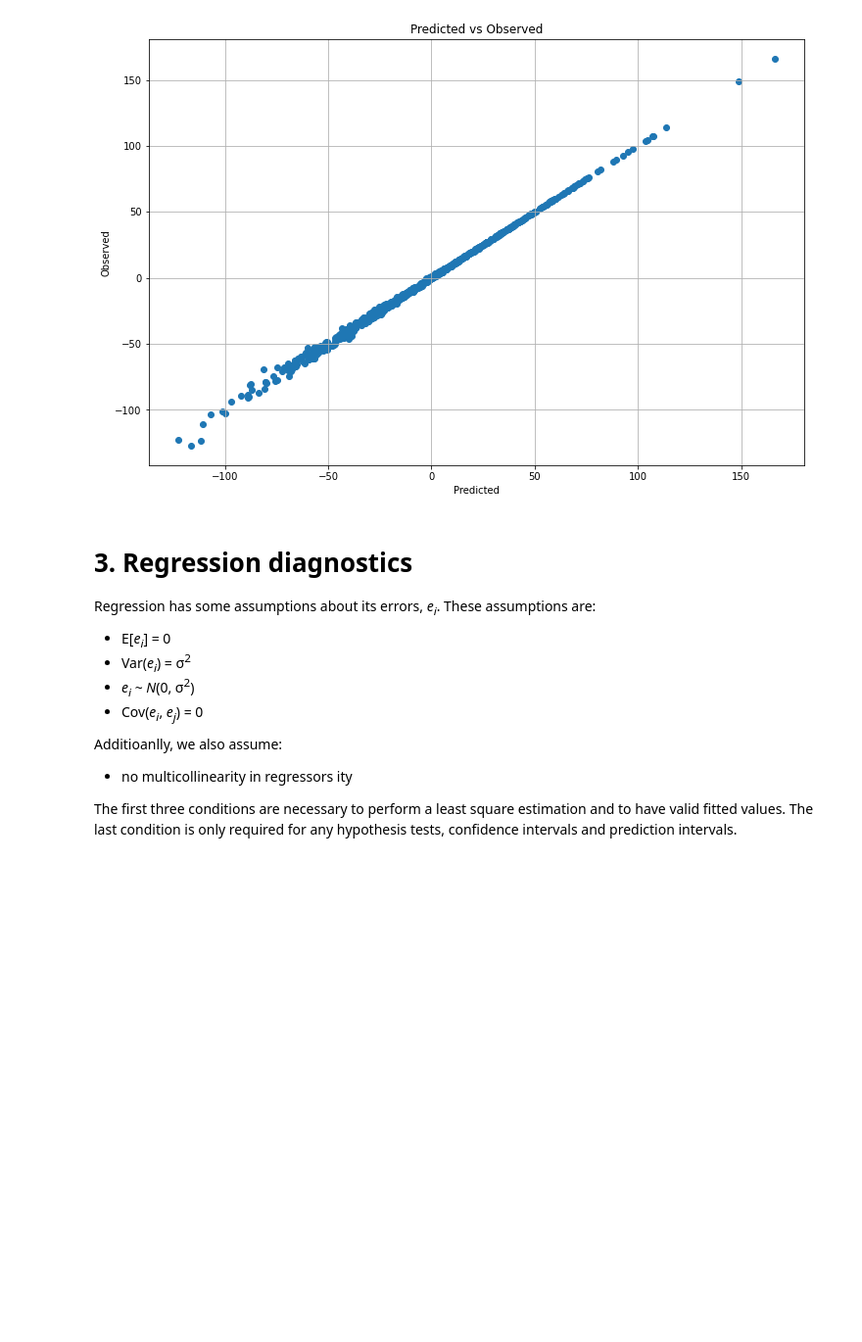
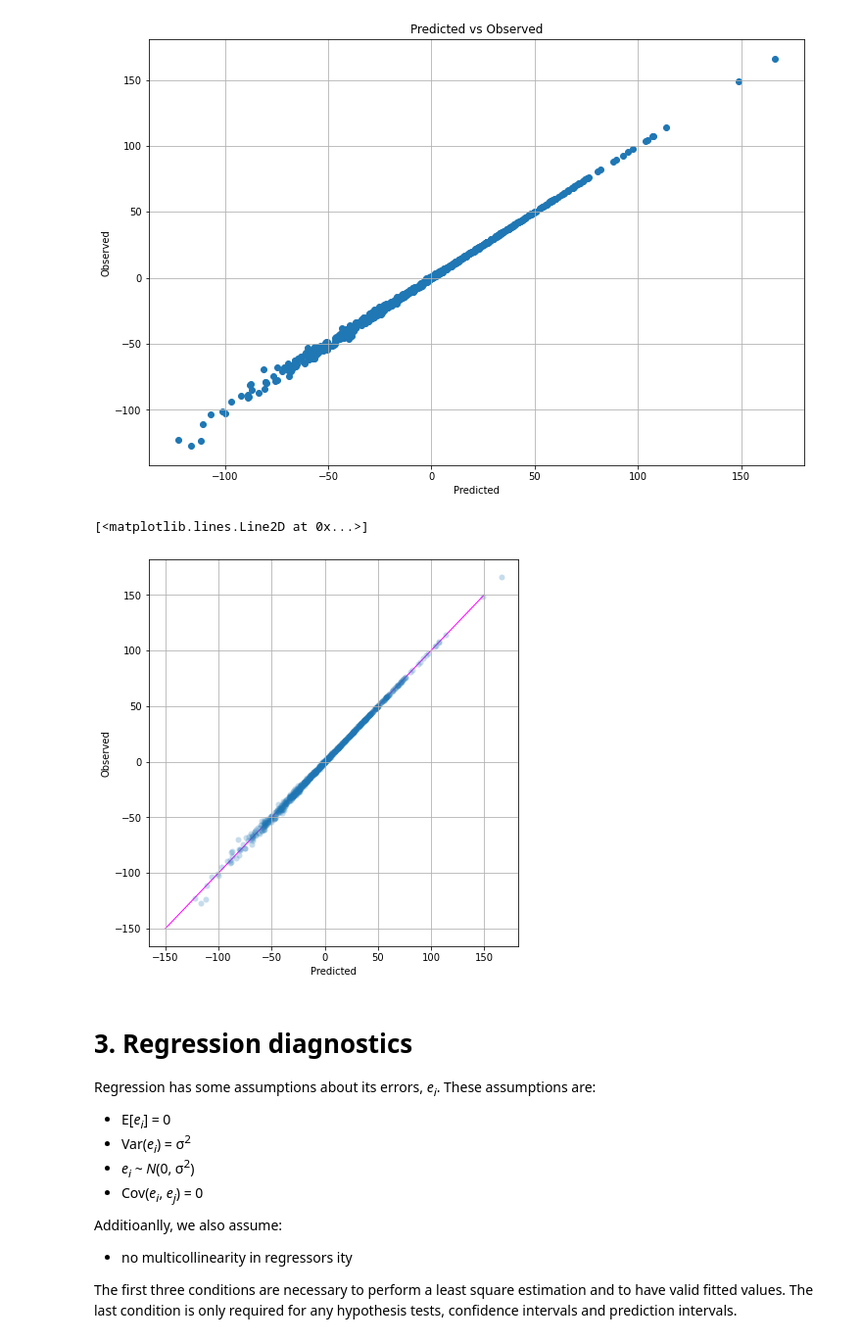
Before and after one commit to datali-ch/fantasticfeatures, a Jupyter notebook: main.ipynb, the cells around one changed output. Shown at 98% size. Drawn from its saved outputs; the diff is of its cells as text; code cells hidden in the pictures; blank space fills up the shorter version.

Commit message:
refactoring the plots

```diff
--- a/main.ipynb
+++ b/main.ipynb
@@ -133,6 +161,6 @@ How does the data look like?
 # %%
 def plot_multiple_x_vs_y(X: np.ndarray, y: np.ndarray, x_name: str, y_name: str,
-                         add_regression_line: bool = True, add_zero_line: bool =False,
+                         add_regression_line: bool = False, add_zero_line: bool =False,
                          model = None, hexbin: bool = False, n_col:int = 2,
                          figsize = None) -> None:
 
@@ -140,20 +168,25 @@ def plot_multiple_x_vs_y(X: np.ndarray, y: np.ndarray, x_name: str, y_name: str,
         predictors = sm.add_constant(X)
         model = sm.OLS(y_train, predictors).fit()
 
+    if len(X.shape)>1:
+        n_vars = X.shape[1]
+    else:
+        n_vars = 1
+        X = X.reshape((len(X),1)) # otherwise X.T will enumerate the list element-wise
 
-    n_vars = X.shape[1]
     n_row = math.ceil(n_vars/n_col)
     if figsize is None:
         subplot_size = (3,3)
         figsize = (n_col*subplot_size[0], n_row*subplot_size[1])
     _, axs = plt.subplots(n_row, n_col, figsize=figsize, constrained_layout=True)
 
-
     for i, x in enumerate(X.T):
         row = i//n_col
         col = i%n_col
 
-        if n_row == 1:
+        if (n_vars == 1) and (n_col == 1) :
+            this_ax = axs
+        elif n_row == 1:
             this_ax = axs[col]
         else:
             this_ax = axs[row,col]
@@ -162,7 +195,12 @@ def plot_multiple_x_vs_y(X: np.ndarray, y: np.ndarray, x_name: str, y_name: str,
             this_ax.hexbin(x, y, cmap="Greys", gridsize=40)
         else:
             this_ax.scatter(x, y, alpha=0.25, lw=0)
-        this_ax.set_xlabel("{} {}".format(x_name, i))
+
+        if n_vars > 1:
+            xlabel = "{} {}".format(x_name, i)
+        else:
+            xlabel = x_name
+        this_ax.set_xlabel(xlabel)
         this_ax.set_ylabel(y_name)
         this_ax.grid(True)
         if add_zero_line:
@@ -173,8 +211,10 @@ def plot_multiple_x_vs_y(X: np.ndarray, y: np.ndarray, x_name: str, y_name: str,
             y_vals = model.params[0] + model.params[i+1] * x_vals
             this_ax.plot(x_vals, y_vals, '--', color="orange")
 
+    return axs
+
 plot_multiple_x_vs_y(X_train, y_train, "Independent variable", "Dependent variable",
-                     add_regression_line=True, hexbin=False, n_col=3)
+                     add_regression_line=True, hexbin=False, n_col=3);
 # %% [output]
 [figure]
 # %% [markdown]
@@ -273,6 +313,12 @@ def plot_x_vs_y(x: np.ndarray, y: np.ndarray, x_name: str, y_name: str, add_zero
 plot_x_vs_y(fitted, y_train, "Predicted", "Observed")
 # %% [output]
 [figure]
+# %%
+tmp_ax = plot_multiple_x_vs_y(fitted, y_train, "Predicted", "Observed", n_col=1, figsize=(6,6))
+tmp_ax.plot([-150,150],[-150,150],lw=1,color='magenta',zorder=0)
+# %% [output]
+[<matplotlib.lines.Line2D at 0x...>]
+[figure, added]
 # %% [markdown]
 # 3. Regression diagnostics
 
```
Also changed, not shown: parts of 4 cells of this notebook.
